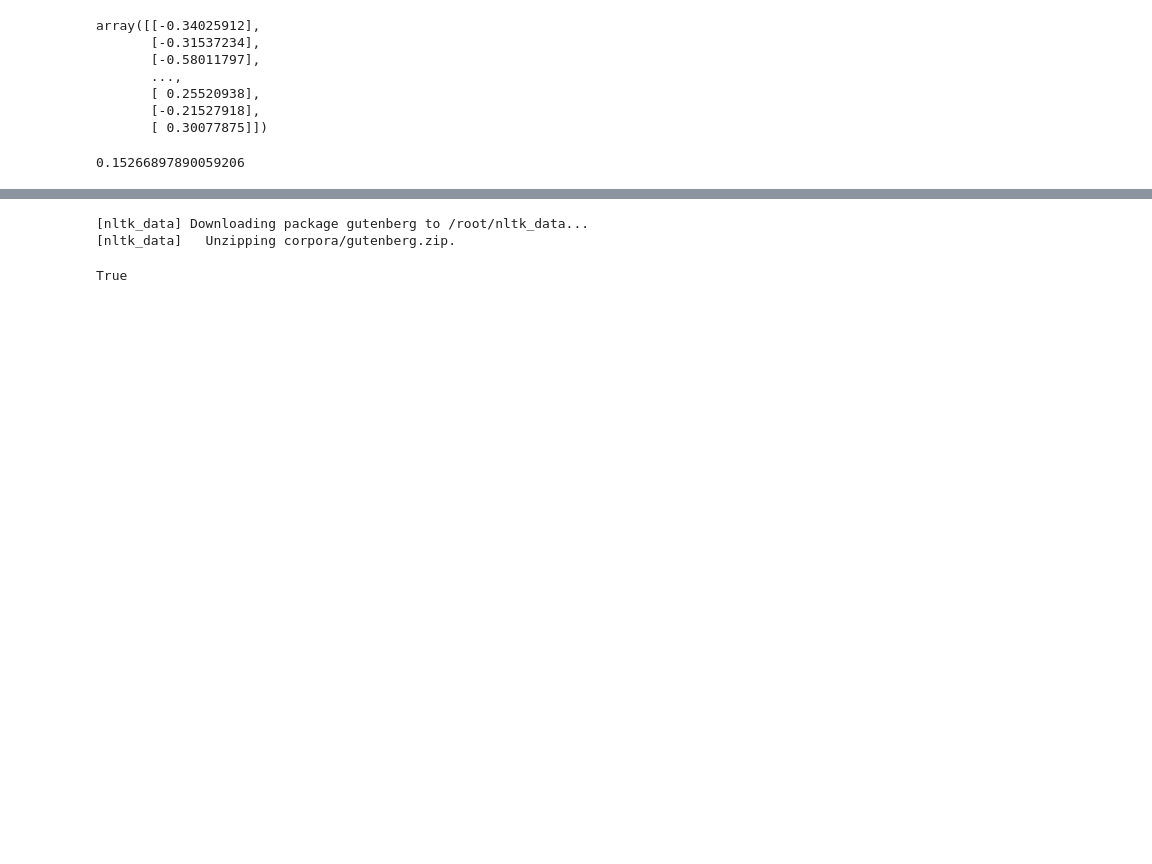
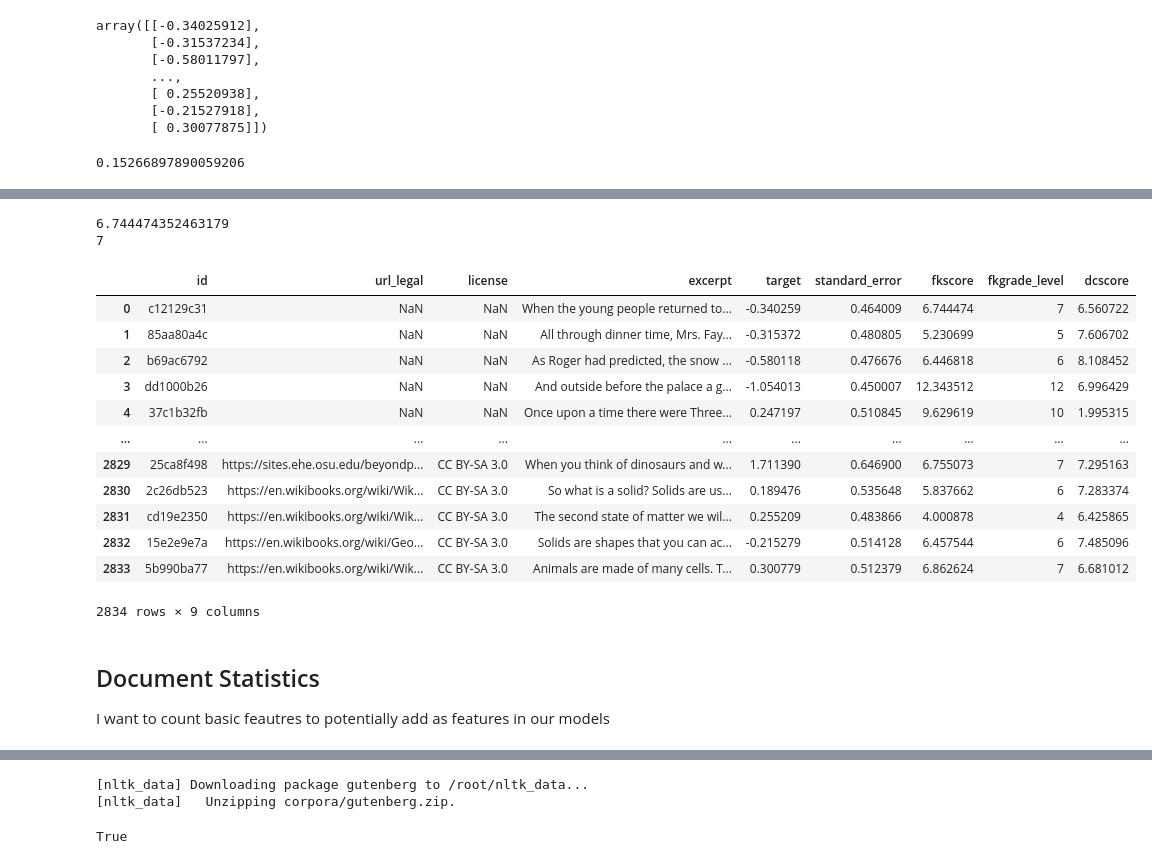
Before and after one commit to jjschueder/SMUCaptsoneA, a Jupyter notebook: ReadabilityScoreBaseModel.ipynb, the cells around one changed output, grey strips where cells are left out. Saved outputs shown, nothing was run; the diff lists cells and outputs as text; code cells hidden in the pictures; blank space fills up the shorter version.

```diff
--- a/ReadabilityScoreBaseModel.ipynb
+++ b/ReadabilityScoreBaseModel.ipynb
@@ -301,0 +328,6 @@ mean_squared_error(y, y_test['logits'])
+# %%
+import pandas as pd
+df = pd.read_csv(r"https://raw.githubusercontent.com/jjschueder/SMUCaptsoneA/main/train.csv")
+# %%
+test_doc = df.iloc[0,3]
+print(test_doc)
@@ -301,0 +355,10 @@ mean_squared_error(y, y_test['logits'])
+# %%
+
+from readability import Readability
+r = Readability(test_doc)
+fk = r.flesch_kincaid()
+print(fk.score)
+print(fk.grade_level)
+# %% [output]
+6.744474352463179
+7
@@ -301,0 +377,29 @@ mean_squared_error(y, y_test['logits'])
+# %%
+# apply Flesch-Kindcaid and Dale–Chall to dataframe
+for index, row in df.iterrows():
+    r = Readability(row['excerpt'])
+    fk = r.flesch_kincaid()
+    df.at[index, 'fkscore'] = fk.score
+    df.at[index, 'fkgrade_level'] = fk.grade_level
+    dc = r.dale_chall()
+    df.at[index, 'dcscore'] = dc.score
+    #df.at[index, 'dcgrade_level_low'] = dc.grade_levels[0]
+    #df.at[index, 'dcgrade_level_high'] = dc.grade_levels[1]
+df
+# %% [output]
+|  | id | url_legal | license | excerpt | target | standard_error | fkscore | fkgrade_level | dcscore |
+| 0 | c12129c31 | NaN | NaN | When the young people returned to... | -0.340259 | 0.464009 | 6.744474 | 7 | 6.560722 |
+| 1 | 85aa80a4c | NaN | NaN | All through dinner time, Mrs. Fay... | -0.315372 | 0.480805 | 5.230699 | 5 | 7.606702 |
+| 2 | b69ac6792 | NaN | NaN | As Roger had predicted, the snow ... | -0.580118 | 0.476676 | 6.446818 | 6 | 8.108452 |
+| 3 | dd1000b26 | NaN | NaN | And outside before the palace a g... | -1.054013 | 0.450007 | 12.343512 | 12 | 6.996429 |
+| 4 | 37c1b32fb | NaN | NaN | Once upon a time there were Three... | 0.247197 | 0.510845 | 9.629619 | 10 | 1.995315 |
+| ... | ... | ... | ... | ... | ... | ... | ... | ... | ... |
+| 2829 | 25ca8f498 | https://sites.ehe.osu.edu/beyondp... | CC BY-SA 3.0 | When you think of dinosaurs and w... | 1.711390 | 0.646900 | 6.755073 | 7 | 7.295163 |
+| 2830 | 2c26db523 | https://en.wikibooks.org/wiki/Wik... | CC BY-SA 3.0 | So what is a solid? Solids are us... | 0.189476 | 0.535648 | 5.837662 | 6 | 7.283374 |
+| 2831 | cd19e2350 | https://en.wikibooks.org/wiki/Wik... | CC BY-SA 3.0 | The second state of matter we wil... | 0.255209 | 0.483866 | 4.000878 | 4 | 6.425865 |
+| 2832 | 15e2e9e7a | https://en.wikibooks.org/wiki/Geo... | CC BY-SA 3.0 | Solids are shapes that you can ac... | -0.215279 | 0.514128 | 6.457544 | 6 | 7.485096 |
+| 2833 | 5b990ba77 | https://en.wikibooks.org/wiki/Wik... | CC BY-SA 3.0 | Animals are made of many cells. T... | 0.300779 | 0.512379 | 6.862624 | 7 | 6.681012 |
+2834 rows × 9 columns
+# %% [markdown]
+## Document Statistics
+I want to count basic feautres to potentially add as features in our models
```
Also changed, not shown: parts of 12 cells of this notebook.
